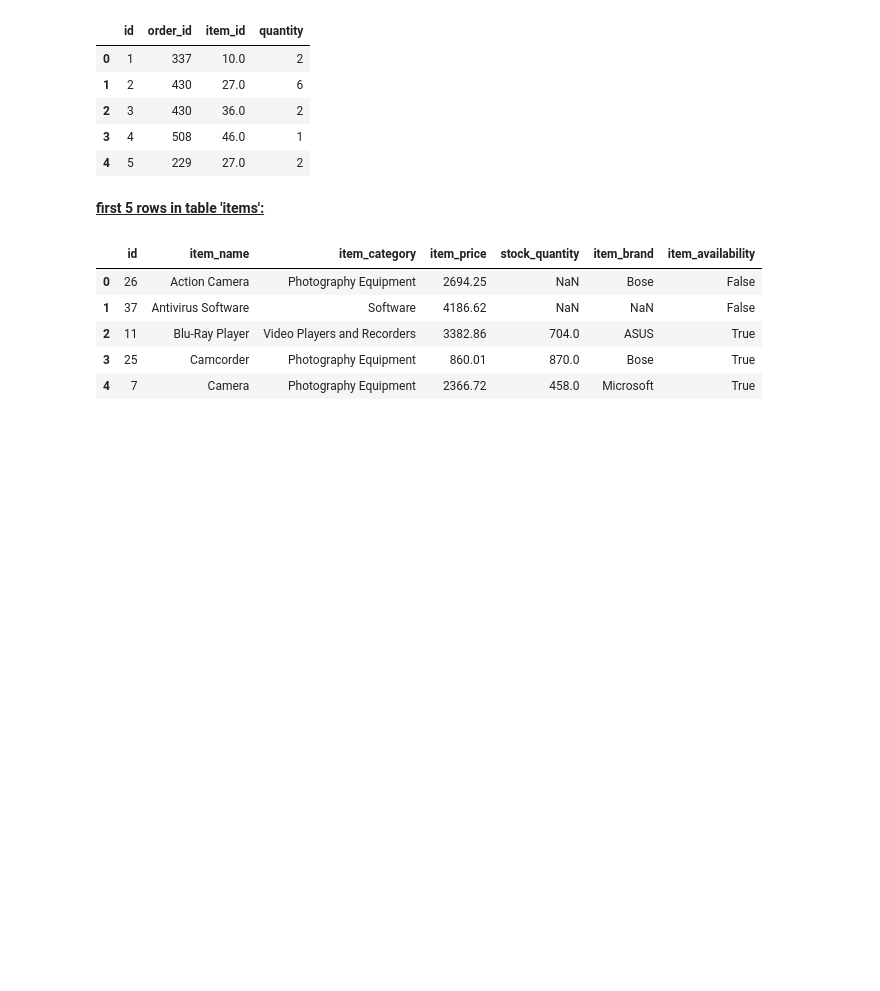
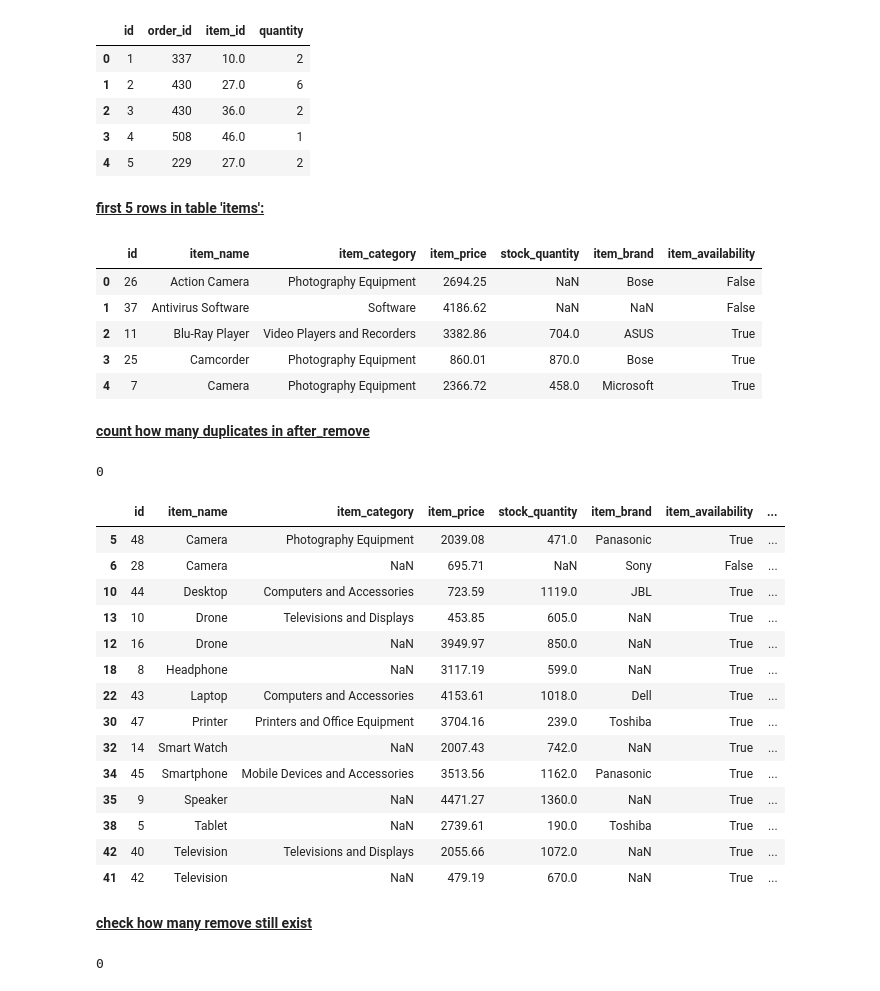
Before and after one commit to ShaniStaretz-ai/dataScience-14-May-25-Exam-b, a Jupyter notebook: Question1.ipynb, the cells around one changed output. Saved outputs shown, nothing was run; the diff lists cells and outputs as text; code cells hidden in the pictures; blank space fills up the shorter version.

Commit message:
Question 1: clean Items and order_items by items

```diff
--- a/Question1.ipynb
+++ b/Question1.ipynb
@@ -156,3 +156,55 @@ printmd(f"first 5 rows in table 'items': ",items_df.head(5))
 | 4 | 7 | Camera | Photography Equipment | 2366.72 | 458.0 | Microsoft | True |
 # %%
 # Data Cleaning
+dup = items_df[items_df['item_name'].duplicated(keep=False)].copy()
+
+# count not-null and sort by best counts
+dup['non_nan_count'] = dup.notna().sum(axis=1)
+dup.sort_values(['item_name', 'non_nan_count'], ascending=[True, False], inplace=True)
+
+kept = dup.drop_duplicates(subset=['item_name'])# kept first , even if there are lines without nan
+removed = dup[~dup['id'].isin(kept['id'])]
+
+#remove dup from items
+after_remove = items_df[~items_df['id'].isin(removed['id'])]
+after_remove
+
+# verify no more dup in after_remove
+dup_counts = after_remove.groupby('item_name')['id'].count()
+printmd("count how many duplicates in after_remove",len(dup_counts[dup_counts > 1])  )# empty
+removed
+# %% [output]
+**<u>count how many duplicates in after_remove</u>**
+0
+|  | id | item_name | item_category | item_price | stock_quantity | item_brand | item_availability | ... |
+| 5 | 48 | Camera | Photography Equipment | 2039.08 | 471.0 | Panasonic | True | ... |
+| 6 | 28 | Camera | NaN | 695.71 | NaN | Sony | False | ... |
+| 10 | 44 | Desktop | Computers and Accessories | 723.59 | 1119.0 | JBL | True | ... |
+| 13 | 10 | Drone | Televisions and Displays | 453.85 | 605.0 | NaN | True | ... |
+| 12 | 16 | Drone | NaN | 3949.97 | 850.0 | NaN | True | ... |
+| 18 | 8 | Headphone | NaN | 3117.19 | 599.0 | NaN | True | ... |
+| 22 | 43 | Laptop | Computers and Accessories | 4153.61 | 1018.0 | Dell | True | ... |
+| 30 | 47 | Printer | Printers and Office Equipment | 3704.16 | 239.0 | Toshiba | True | ... |
+| 32 | 14 | Smart Watch | NaN | 2007.43 | 742.0 | NaN | True | ... |
+| 34 | 45 | Smartphone | Mobile Devices and Accessories | 3513.56 | 1162.0 | Panasonic | True | ... |
+| 35 | 9 | Speaker | NaN | 4471.27 | 1360.0 | NaN | True | ... |
+| 38 | 5 | Tablet | NaN | 2739.61 | 190.0 | Toshiba | True | ... |
+| 42 | 40 | Television | Televisions and Displays | 2055.66 | 1072.0 | NaN | True | ... |
+| 41 | 42 | Television | NaN | 479.19 | 670.0 | NaN | True | ... |
+# %%
+merged = removed.merge(kept, how='inner', on='item_name', suffixes=('_removed', '_kept'))
+
+result_map = dict(zip(merged['id_removed'], merged['id_kept']))
+
+# Drop rows where item_id is NaN and convert item_id from float to int
+order_item_df=order_item_df.copy()
+order_item_df = order_item_df.dropna(subset=['item_id'])
+order_item_df['item_id'] = order_item_df['item_id'].astype(int)
+
+order_item_df['item_id'] = order_item_df['item_id'].replace(result_map)
+
+# check how many remove still exist
+printmd("check how many remove still exist",order_item_df['item_id'].isin(removed['id']).sum() ) # should be 0
+# %% [output]
+**<u>check how many remove still exist</u>**
+0
```
Also changed, not shown: parts of 1 cell of this notebook, 1 other file.
